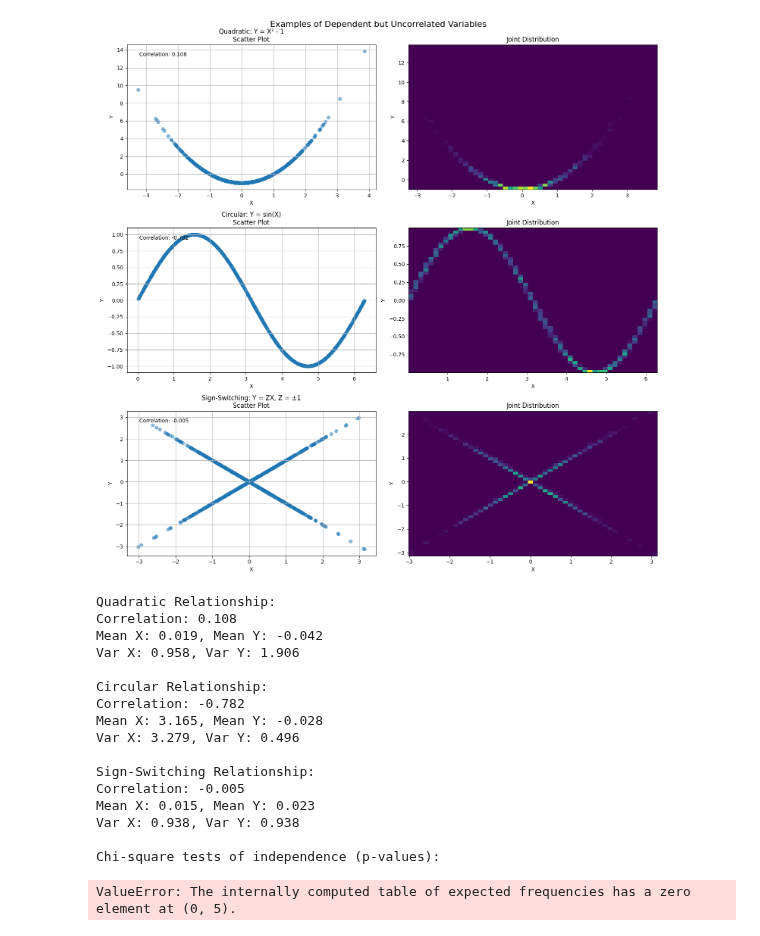
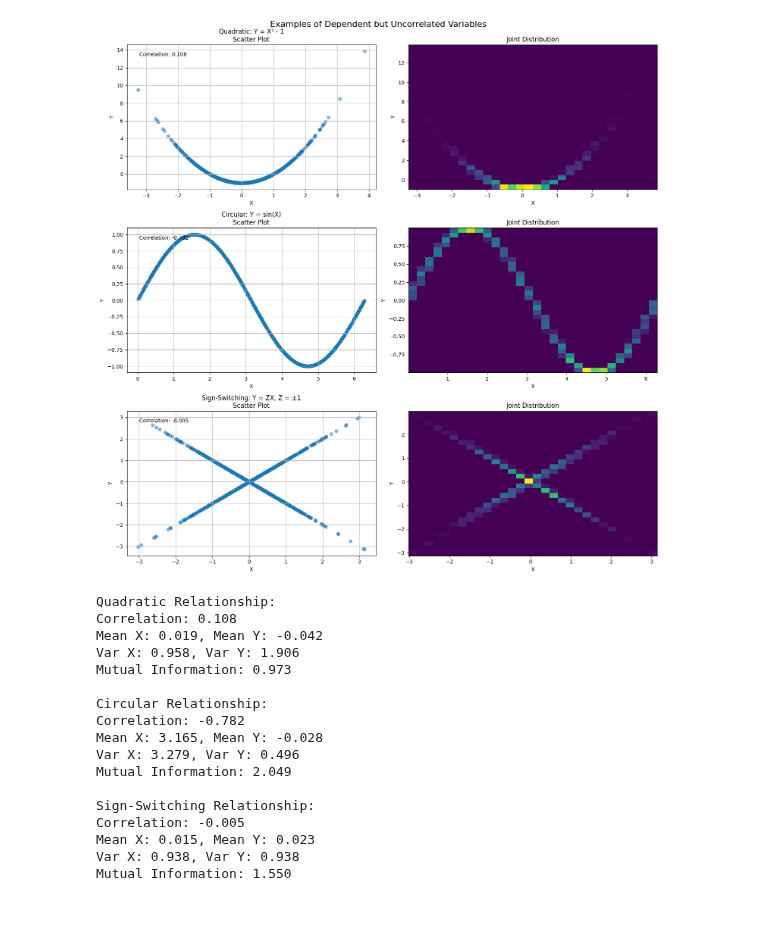
Before and after one commit to muntazirabidi/quant-finance, a Jupyter notebook: interview_prep/Problems/Statiistics/Code/Q6.ipynb, the cells around one changed output. Cells and saved outputs as stored; diff of their text form; code cells hidden in the pictures.

```diff
--- a/interview_prep/Problems/Statiistics/Code/Q6.ipynb
+++ b/interview_prep/Problems/Statiistics/Code/Q6.ipynb
@@ -96,12 +128,12 @@ def create_quadratic_example(n_samples=1000):
     This ensures E[Y] = 0 when X is standard normal
     """
     X = np.random.standard_normal(n_samples)
-    Y = X**2 - 1  # Subtract 1 to make E[Y] = 0
+    Y = X**2 - 1
     return X, Y
 
 def create_circular_example(n_samples=1000):
     """
-    Creates X and Y where X is uniform and Y = sin(X)
+    Creates X and Y where Y = sin(X)
     """
     X = np.random.uniform(0, 2*np.pi, n_samples)
     Y = np.sin(X)
@@ -131,10 +163,41 @@ def plot_example(X, Y, title, ax1, ax2):
     ax1.set_title(f'{title}\nScatter Plot')
 
     # Joint distribution
-    ax2.hist2d(X, Y, bins=50, cmap='viridis')
+    ax2.hist2d(X, Y, bins=30, cmap='viridis')
     ax2.set_xlabel('X')
     ax2.set_ylabel('Y')
     ax2.set_title('Joint Distribution')
+
+def compute_mutual_information(X, Y, bins=20):
+    """
+    Compute mutual information between X and Y using binning
+    """
+    # Normalize the data to [0,1] range for consistent binning
+    X_norm = (X - X.min()) / (X.max() - X.min())
+    Y_norm = (Y - Y.min()) / (Y.max() - Y.min())
+
+    # Compute joint histogram
+    hist_2d, _, _ = np.histogram2d(X_norm, Y_norm, bins=bins)
+
+    # Add small constant to avoid log(0)
+    hist_2d = hist_2d + 1e-10
+
+    # Compute marginal histograms
+    hist_x = np.sum(hist_2d, axis=1)
+    hist_y = np.sum(hist_2d, axis=0)
+
+    # Compute probabilities
+    p_xy = hist_2d / np.sum(hist_2d)
+    p_x = hist_x / np.sum(hist_x)
+    p_y = hist_y / np.sum(hist_y)
+
+    # Compute mutual information
+    MI = 0
+    for i in range(bins):
+        for j in range(bins):
+            MI += p_xy[i,j] * np.log(p_xy[i,j] / (p_x[i] * p_y[j]))
+
+    return MI
 
 # Create figure with subplots
 fig = plt.figure(figsize=(15, 15))
@@ -142,64 +205,50 @@ fig.suptitle('Examples of Dependent but Uncorrelated Variables', fontsize=16)
 
 # 1. Quadratic Relationship
 X1, Y1 = create_quadratic_example()
 ax1 = plt.subplot(3, 2, 1)
 ax2 = plt.subplot(3, 2, 2)
 plot_example(X1, Y1, "Quadratic: Y = X² - 1", ax1, ax2)
 
 # 2. Circular Relationship
 X2, Y2 = create_circular_example()
 ax3 = plt.subplot(3, 2, 3)
 ax4 = plt.subplot(3, 2, 4)
 plot_example(X2, Y2, "Circular: Y = sin(X)", ax3, ax4)
 
 # 3. Sign-Switching Relationship
 X3, Y3 = create_sign_switching_example()
 ax5 = plt.subplot(3, 2, 5)
 ax6 = plt.subplot(3, 2, 6)
 plot_example(X3, Y3, "Sign-Switching: Y = ZX, Z = ±1", ax5, ax6)
 
 plt.tight_layout()
 plt.show()
 
-# Print numerical summaries
+# Print numerical summaries and mutual information
 for i, (X, Y, name) in enumerate([(X1, Y1, "Quadratic"),
                                  (X2, Y2, "Circular"),
                                  (X3, Y3, "Sign-Switching")]):
     print(f"\n{name} Relationship:")
     print(f"Correlation: {np.corrcoef(X, Y)[0,1]:.3f}")
     print(f"Mean X: {np.mean(X):.3f}, Mean Y: {np.mean(Y):.3f}")
     print(f"Var X: {np.var(X):.3f}, Var Y: {np.var(Y):.3f}")
-
-# Verify independence using chi-square test
-def test_independence(X, Y, bins=10):
-    """
-    Performs chi-square test of independence
-    Returns p-value
-    """
-    hist, _, _ = np.histogram2d(X, Y, bins=bins)
-    chi2, p_value = stats.chi2_contingency(hist)[:2]
-    return p_value
-
-print("\nChi-square tests of independence (p-values):")
-print(f"Quadratic: {test_independence(X1, Y1):.3e}")
-print(f"Circular: {test_independence(X2, Y2):.3e}")
-print(f"Sign-Switching: {test_independence(X3, Y3):.3e}")
+    print(f"Mutual Information: {compute_mutual_information(X, Y):.3f}")
 # %% [output]
-[figure, old version]
+[figure, new version]
 Quadratic Relationship:
 Correlation: 0.108
 Mean X: 0.019, Mean Y: -0.042
 Var X: 0.958, Var Y: 1.906
+Mutual Information: 0.973
 
 Circular Relationship:
 Correlation: -0.782
 Mean X: 3.165, Mean Y: -0.028
 Var X: 3.279, Var Y: 0.496
+Mutual Information: 2.049
 
 Sign-Switching Relationship:
 Correlation: -0.005
 Mean X: 0.015, Mean Y: 0.023
 Var X: 0.938, Var Y: 0.938
-
-Chi-square tests of independence (p-values):
+Mutual Information: 1.550
-ValueError: The internally computed table of expected frequencies has a zero element at (0, 5).
```
Also changed, not shown: parts of 2 cells of this notebook, 16 other files.
